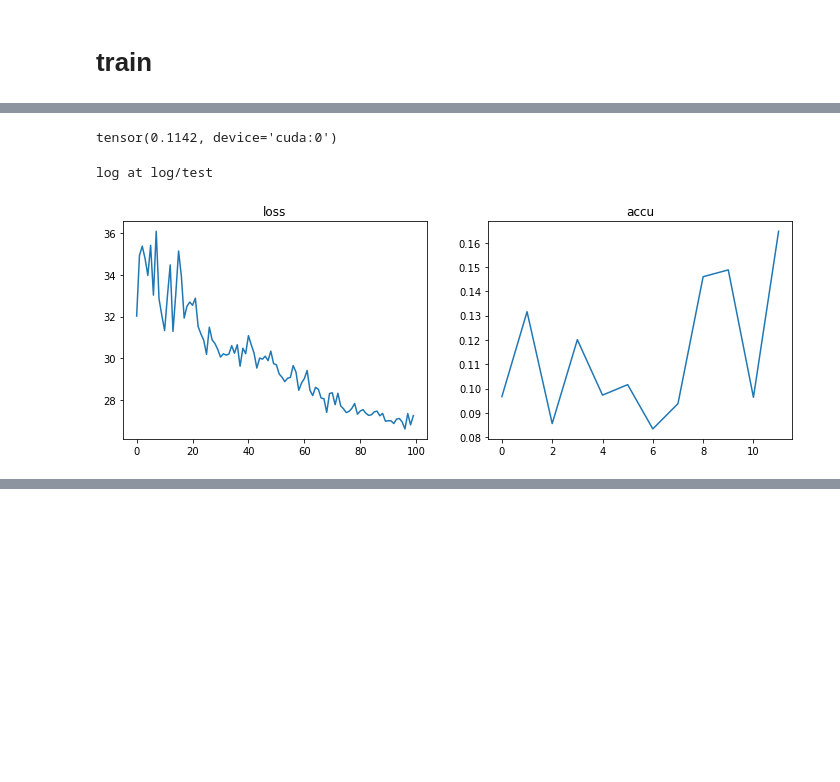
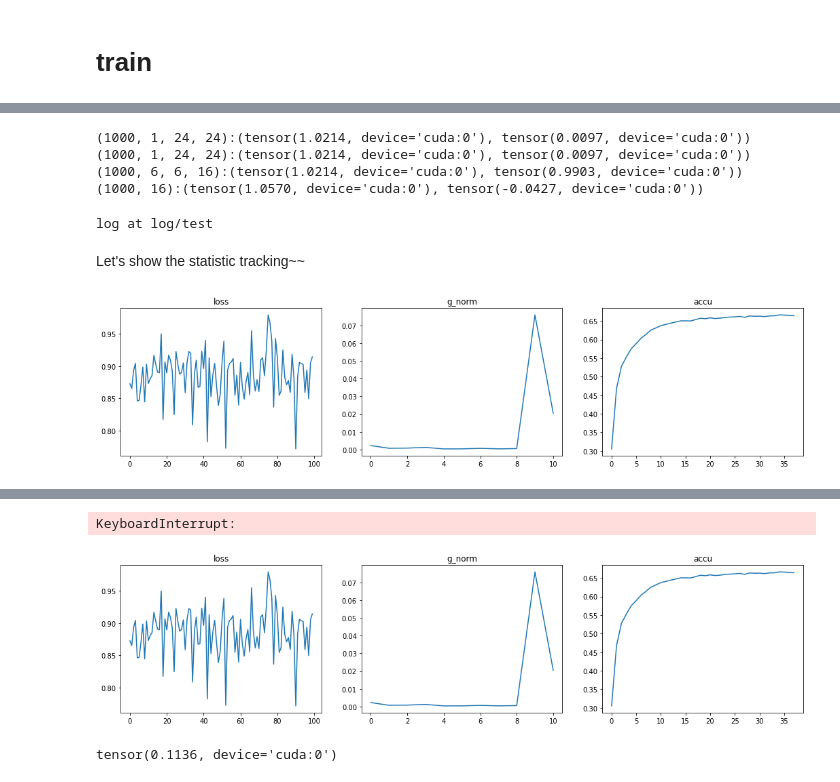
Before and after one commit to veya2ztn/TNproject, a Jupyter notebook: Model and Train.ipynb, the cells around one changed output, grey strips where cells are left out. Cells and saved outputs as stored; diff of their text form; code cells hidden in the pictures; blank space fills up the shorter version.

```diff
--- a/Model and Train.ipynb
+++ b/Model and Train.ipynb
@@ -2897,14 +3089,4 @@ unit_38:torch.Size([24, 5, 3])
 # %%
 def preprocess_images(image):
-    return (1-image)
+    image = image
+    return image
-# %%
-infiniter = DataSimfetcher(train_loader, device=device)
-image,label= infiniter.next()
-bs,c,w,h = image.shape
-with torch.no_grad():
-    binary     = preprocess_images(image)
-    #label = image.flatten().long()
-    #logits     = model(binary).reshape(bs*w*h,2)
-    print(model(binary).squeeze().norm())
-# %% [output]
-tensor(0.1142, device='cuda:0')
@@ -2911,17 +3095,36 @@ tensor(0.1142, device='cuda:0')
+# %%
+infiniter = DataSimfetcher(train_loader, device=device)
+image,label= infiniter.next()
+bs,c,w,h = image.shape
+with torch.no_grad():
+    x = image;print(f"{tuple(x.shape)}:{torch.std_mean(x)}")
+    x = preprocess_images(x);print(f"{tuple(x.shape)}:{torch.std_mean(x)}")
+    x = model[0](x);print(f"{tuple(x.shape)}:{torch.std_mean(x)}")
+    x = model[1](x);print(f"{tuple(x.shape)}:{torch.std_mean(x)}")
+    #x = model[2](x);print(f"{tuple(x.shape)}:{torch.std_mean(x)}")
+    #x = model(x);print(f"{tuple(x.shape)}:{x.norm().item()}")
+# %% [output]
+(1000, 1, 24, 24):(tensor(1.0214, device='cuda:0'), tensor(0.0097, device='cuda:0'))
+(1000, 1, 24, 24):(tensor(1.0214, device='cuda:0'), tensor(0.0097, device='cuda:0'))
+(1000, 6, 6, 16):(tensor(1.0214, device='cuda:0'), tensor(0.9903, device='cuda:0'))
+(1000, 16):(tensor(1.0570, device='cuda:0'), tensor(-0.0427, device='cuda:0'))
 # %%
 optimizer = torch.optim.Adam(model.parameters(), lr=0.001)
 # %%
 # main loop
 logsys            = LoggingSystem(True,"log/test")
-metric_list       = ['loss','accu']
-lses=[]
-lres=[]
+metric_list       = ['loss','g_norm','accu']
+losses=[]
+accues=[]
 # %% [output]
 log at log/test
+# %% [markdown]
+Let's show the statistic tracking~~
 # %%
 metric_dict       = logsys.initial_metric_dict(metric_list)
 master_bar        = logsys.create_master_bar(300)
-master_bar.set_multiply_graph(figsize=(12,4),engine=[['plot']*len(metric_list)],labels=[metric_list])
+master_bar.set_multiply_graph(figsize=(9,3),engine=[['plot','plot','plot']],labels=[metric_list])
+accu = loss = -1
 for epoch in master_bar:
     start_time = time.time()
     model.train()
@@ -2931,40 +3134,50 @@ for epoch in master_bar:
         image,label= infiniter.next()
         bs,c,w,h = image.shape
         optimizer.zero_grad()
         binary     = preprocess_images(image)
         logits     = model(binary).squeeze()
         loss       = torch.nn.CrossEntropyLoss()(logits,label)
         loss.backward()
+        #nn.utils.clip_grad_norm_(model.parameters(), 1)
         if torch.isnan(loss):raise
-
-
         #nn.utils.clip_grad_norm_(p, max_norm=1)
         optimizer.step()
-        lses.append(loss.log().item())
+#        g_norm=[(p.grad.norm()/p.norm()).item() for name,p in model.named_parameters() ]
+        g_norm=[(p.grad.norm()/p.norm()).item() for name,p in model[1].named_parameters() if 'unit' in name]
+        g_norm+=[(p.grad.norm()/p.norm()).item() for name,p in model[2].named_parameters()]
+        losses.append(loss.item())
         #lres.append(sum([(p.grad/p).norm() for p in model.parameters()]).log().item())
-        if inter_b.now%20==0:
-            master_bar.update_graph_multiply([[lses[-100:],lres[-100:]]])
+
+        if inter_b.now%5==0:
+            #print(g_norm
+            master_bar.update_graph_multiply([[losses[-100:],g_norm,accues[-100:]
+                                               #stdes[-100:],meanes[-100:]
+                                              ]])
+        loss = loss.item()
+        master_bar.lwrite('Epoch: %.3i \t Loss: %.4f \t Accu: %.4f \t Time: %.2f s' %(epoch, loss, accu,time.time() - start_time),end='\r')
+        #master_bar.lwrite('Epoch: %.3i \t Loss: %.4f \t Std: %.4f Mean: %.4f \t Time: %.2f s' %(epoch, loss, std,mean,time.time() - start_time),end='\r')
     model.eval()
     prefetcher = DataSimfetcher(test_loader, device=device)
     inter_b    = logsys.create_progress_bar(len(test_loader))
     labels     = []
     logits     = []
     with torch.no_grad():
         while inter_b.update_step():
             image,label= prefetcher.next()
             binary     = preprocess_images(image)
             logit      = model(binary).squeeze()
             loss       = torch.nn.CrossEntropyLoss()(logit ,label)
             labels.append(label)
             logits.append(logit)
     labels  = torch.cat(labels)
     logits  = torch.cat(logits)
     pred_labels  = torch.argmax(logits,-1)
     accu =  torch.sum(pred_labels == labels)/len(labels)
 
-    lres.append(accu)
-    master_bar.update_graph_multiply([[lses[-100:],lres[-100:]]])
-    print('\nEpoch: %.3i \t Accu: %.4f \t Time: %.2f s' %(epoch, accu.item(), time.time() - start_time),end='\r')
+    accues.append(accu)
+    master_bar.update_graph_multiply([[losses[-100:],g_norm,accues[-100:]]])
+    accu = accu.item()
+    master_bar.lwrite('Epoch: %.3i \t Loss: %.4f \t Accu: %.4f \t Time: %.2f s' %(epoch, loss, accu,time.time() - start_time),end='\r')
 # %% [output]
-[figure, old version]
+[figure, new version]
 [interactive output not drawn]
@@ -2983,3 +3185,9 @@ Epoch: 011       Accu: 0.1647    Time: 8.23 s
+KeyboardInterrupt:
+[figure, added]
+# %%
+accu
+# %% [output]
+tensor(0.1136, device='cuda:0')
 # %%
 def sample(self, bs, random_start=False):
     """
```
Also changed, not shown: parts of 33 cells of this notebook, 7 other files.
